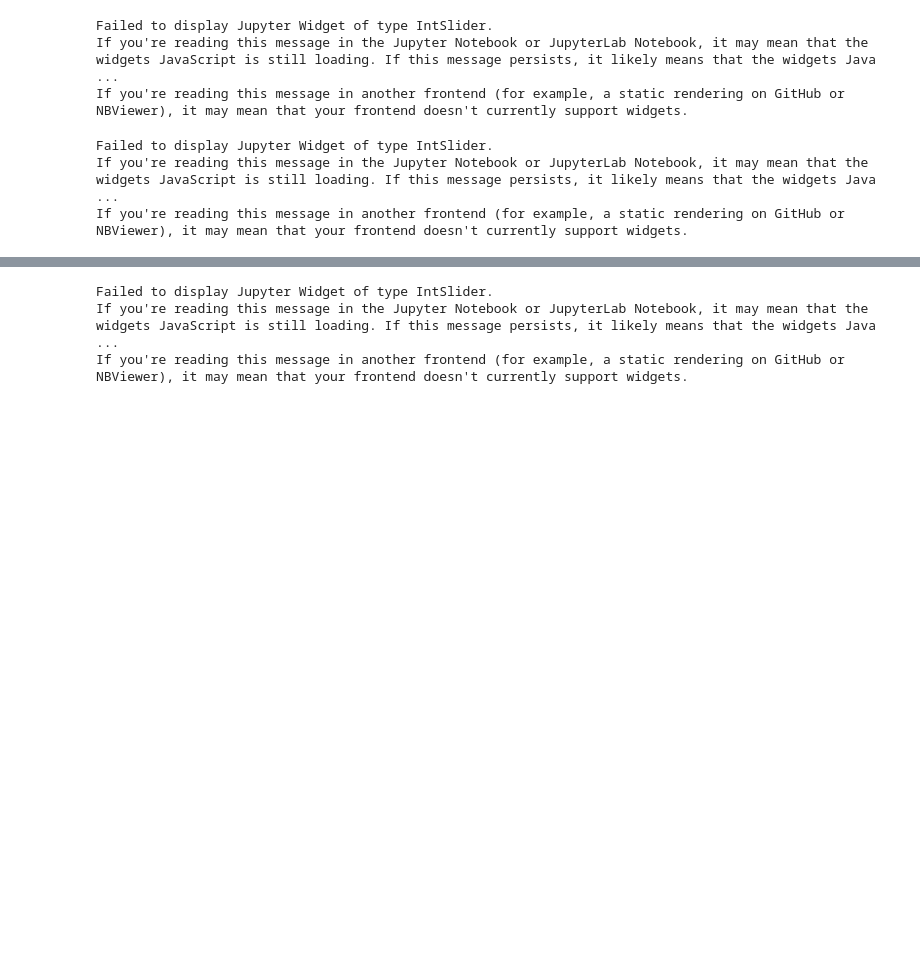
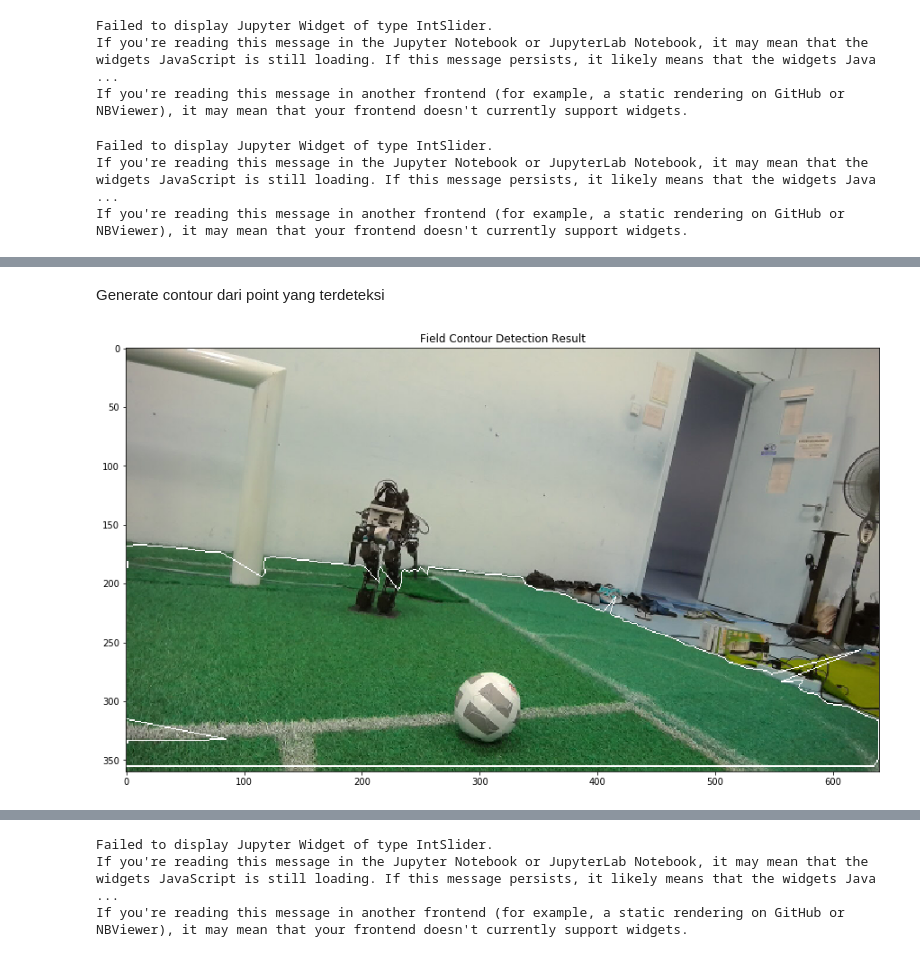
Before and after one commit to ekorudiawan/ResearchNotes, a Jupyter notebook: Line_Extraction/Line_Extraction.ipynb, the cells around one changed output, grey strips where cells are left out. Cells and saved outputs as stored; diff of their text form; code cells hidden in the pictures; blank space fills up the shorter version.

```diff
--- a/Line_Extraction/Line_Extraction.ipynb
+++ b/Line_Extraction/Line_Extraction.ipynb
@@ -97,7 +123,7 @@ If you're reading this message in another frontend (for example, a static render
 # %%
 lowerGreen = np.array([gHMin.value,gSMin.value,gVMin.value])
 upperGreen = np.array([gHMax.value,gSMax.value,gVMax.value])
-gBinary = cv2.inRange(hsv_image, lowerGreen, upperGreen)
+gBinary = cv2.inRange(hsvImage, lowerGreen, upperGreen)
 plt.imshow(gBinary, cmap='Greys')
 plt.title('Green Binary Image')
 plt.show()
@@ -105,0 +191,3 @@ plt.show()
+# %%
+pointOfContour = fieldContourExtraction(rgbImage,gBinary,1,1,False)
+print pointOfContour
@@ -105,0 +212,10 @@ plt.show()
+# %% [markdown]
+Generate contour dari point yang terdeteksi
+# %%
+fieldContour = np.array(pointOfContour).reshape((-1,1,2)).astype(np.int32)
+cv2.drawContours(modRgbImage,[fieldContour],0,(255,255,255),1)
+plt.imshow(modRgbImage)
+plt.title('Field Contour Detection Result')
+plt.show()
+# %% [output]
+[figure, added]
```
Also changed, not shown: parts of 26 cells of this notebook, 2 other files.
